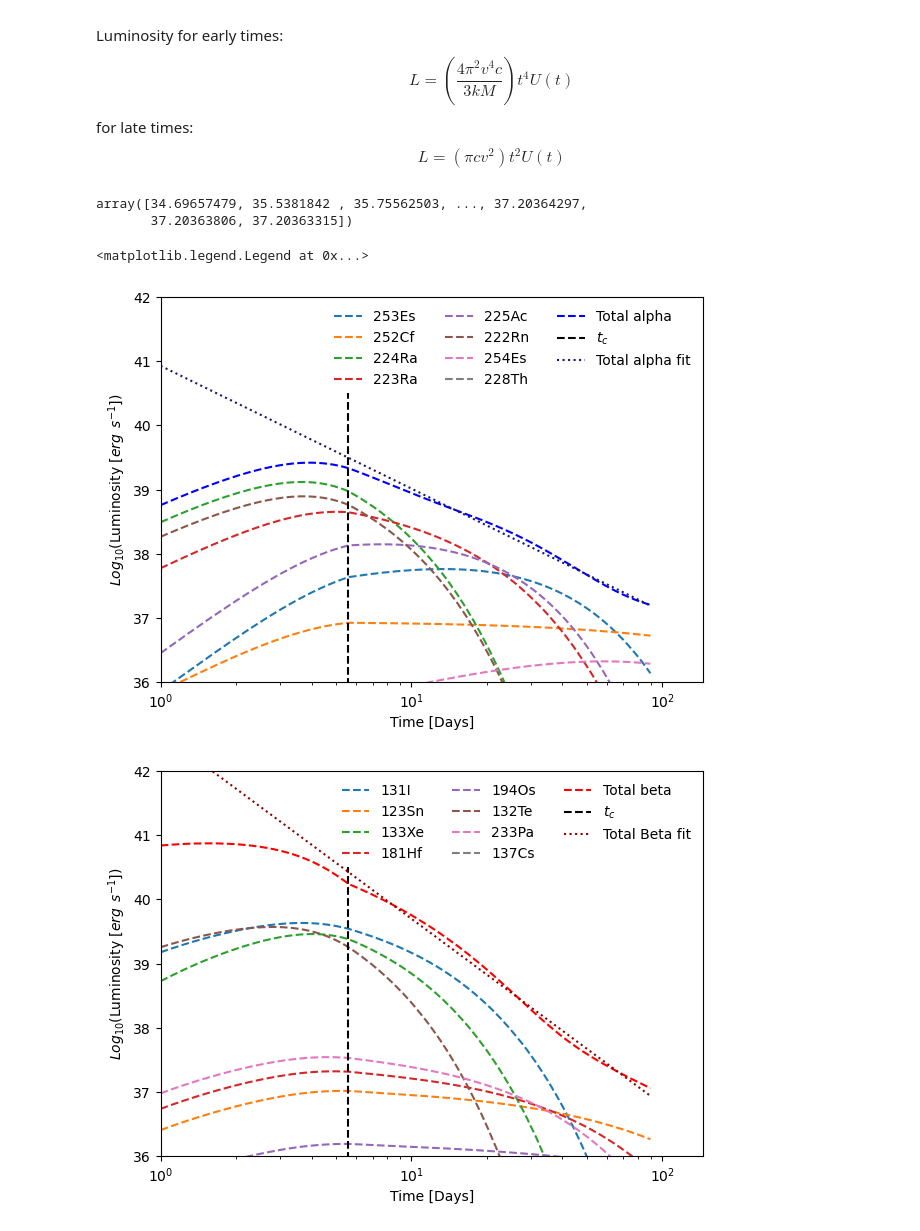
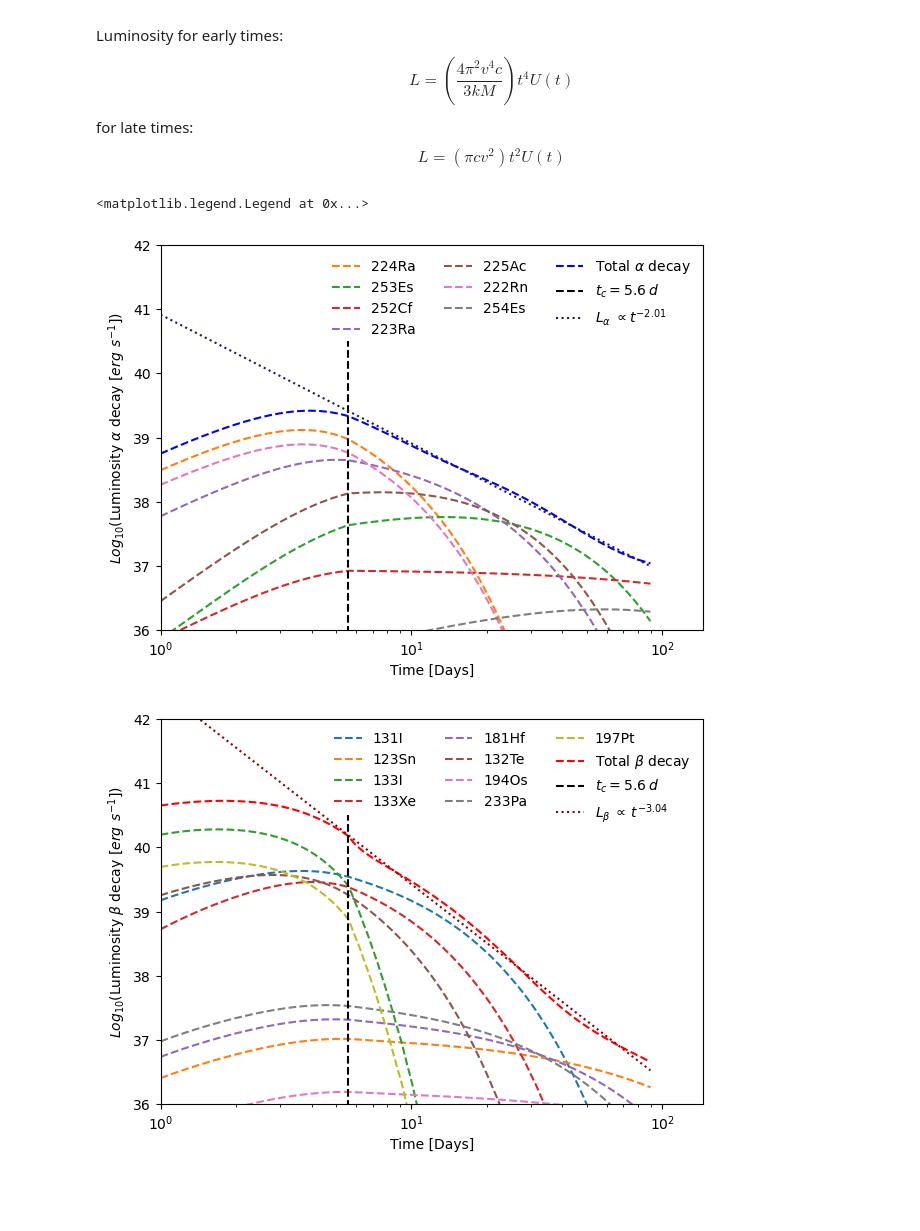
Before and after one commit to DiegoHp45/Kilonova, a Jupyter notebook: article_1.ipynb, the cells around one changed output. Drawn from its saved outputs; the diff is of its cells as text; code cells hidden in the pictures; blank space fills up the shorter version.

```diff
--- a/article_1.ipynb
+++ b/article_1.ipynb
@@ -460,7 +487,7 @@ ax3.legend()
 [figure]
 # %%
 '''Find relevant nuclei'''
-H=np.searchsorted(t/(60*60*24),[5,100])
+H=np.searchsorted(t/(60*60*24),[1,100])
 #print(H)
 #H=[0,-1]
 E_alpha_aporte_norm=E_alpha_aporte/E_alpha
@@ -670,17 +702,10 @@ def Luminocidad_mas_importantes(top:int,decay):
         #plt.plot(t_dias_,np.log10(L),label='Total alpha',linestyle=':')
     return r
 # %%
-r1=Luminocidad_mas_importantes(8,'Beta')
-r2=Luminocidad_mas_importantes(8,'Alpha')
+r1=Luminocidad_mas_importantes(40,'Beta')
+r2=Luminocidad_mas_importantes(40,'Alpha')
-# %%
-r2[1][-1]
-#np.log10(L_a+1e-30)
-# %% [output]
-array([34.69657479, 35.5381842 , 35.75562503, ..., 37.20364297,
-       37.20363806, 37.20363315])
 # %%
 '''Figure 4. Luminosity for relevant nuclei'''
-
 
 '''Delimitation of tc'''
 barra=np.linspace(35,40.5,100)
@@ -698,54 +723,61 @@ def lineal(x,a,b):
 '''Fits for total luminosity'''
 #alpha
 popta, pcova = curve_fit(lineal,np.log10(tedias_a[indice_tc:]),np.log10(L_a[indice_tc:]),p0=[-1,30])
+popta_suma,pcova_suma=curve_fit(lineal,np.log10(tedias_a[indice_tc:]),r2[1][-1][indice_tc:],p0=[-1,30])
 #beta
 poptb, pcovb = curve_fit(lineal,np.log10(tedias_b[indice_tc:]),np.log10(L_b[indice_tc:]),p0=[-1,30])
+poptb_suma,pcovb_suma=curve_fit(lineal,np.log10(tedias_b[indice_tc:]),r1[1][-1][indice_tc:],p0=[-1,30])
 #total
 poptt, pcovt = curve_fit(lineal,np.log10(tedias_b[indice_tc:]),np.log10(L_b[indice_tc:]+L_a[indice_tc:]),p0=[-1,30])
+poptt_suma, pcovt_suma= curve_fit(lineal,np.log10(tedias_b[indice_tc:]),np.log10(10**(r1[1][-1][indice_tc:])+10**(r2[1][-1][indice_tc:])),p0=[-1,30])
 
 '''Figure alpha decay'''
 
 plt.figure(figsize=(7,5))
+plt.plot(tedias_a[indice_tc])
 
 for i in range(len(r2[0])):
     if i==len(r2[0])-1:
         plt.plot(r2[0][i],r2[1][i],label=r2[2][i],linestyle='--',color='blue')
-    else:
+    elif i<=6:
         plt.plot(r2[0][i],r2[1][i],label=r2[2][i],linestyle='--')
 
-plt.plot(ubi,barra,linestyle='--',color='black',label=r'$t_c$')
-plt.plot(tedias_a,lineal(np.log10(tedias_a), *popta),label='Total alpha fit',linestyle=':',color='midnightblue')
-
+plt.plot(ubi,barra,linestyle='--',color='black',label=r'$t_c=5.6\:d$')
+#plt.plot(tedias_a,lineal(np.log10(tedias_a), *popta),label='Total alpha fit',linestyle=':',color='midnightblue')
+#plt.plot(tedias_a,np.log10(L_a+1e-30),label='Total alpha original')
+plt.plot(tedias_a,lineal(np.log10(tedias_a), *popta_suma),label=r'$L_{\alpha}$ $\propto t^{-2.01}$', linestyle=':',color='midnightblue')
 '''estetics'''
 plt.xscale('log')
 plt.ylim((36,42))
 plt.xlim(left=1)
-plt.ylabel(r'$Log_{10}$(Luminosity $[erg \:\:s^{-1}])$')
+plt.ylabel(r'$Log_{10}$(Luminosity $\alpha$ decay $[erg \:\:s^{-1}])$')
 plt.xlabel('Time [Days]')
 plt.legend(loc="upper right", ncol=3,frameon=False)
+
 
 '''Figure beta decay'''
 
 plt.figure(figsize=(7,5))
 
 for i in range(len(r1[0])):
     if i==len(r1[0])-1:
         plt.plot(r1[0][i],r1[1][i],label=r1[2][i],linestyle='--',color='red')
-    else:
+    elif i<=8:
         plt.plot(r1[0][i],r1[1][i],label=r1[2][i],linestyle='--')
 
-plt.plot(ubi,barra,linestyle='--',color='black',label=r'$t_c$')
-plt.plot(tedias_b,lineal(np.log10(tedias_b), *poptb),label='Total Beta fit',linestyle=':',color='darkred')
+plt.plot(ubi,barra,linestyle='--',color='black',label=r'$t_c=5.6\:d$')
+#plt.plot(tedias_b,lineal(np.log10(tedias_b), *poptb),label='Total Beta fit',linestyle=':',color='darkred')
+plt.plot(tedias_b,lineal(np.log10(tedias_b),*poptb_suma),label=r'$L_{\beta} \: \propto\:t^{-3.04} $',linestyle=':',color='darkred')
 
 
 plt.xscale('log')
 plt.ylim(bottom=36,top=42)
 plt.xlim(left=1)
-plt.ylabel(r'$Log_{10}$(Luminosity $[erg \:\:s^{-1}])$')
+plt.ylabel(r'$Log_{10}$(Luminosity $\beta$ decay $[erg \:\:s^{-1}])$')
 plt.xlabel('Time [Days]')
 plt.legend(loc="upper right", ncol=3,frameon=False)
 # %% [output]
 <matplotlib.legend.Legend at 0x...>
-[figure, old version]
+[figure, new version]
-[figure, old version]
+[figure, new version]
 # %%
```
Also changed, not shown: parts of 13 cells of this notebook, 13 other files.
